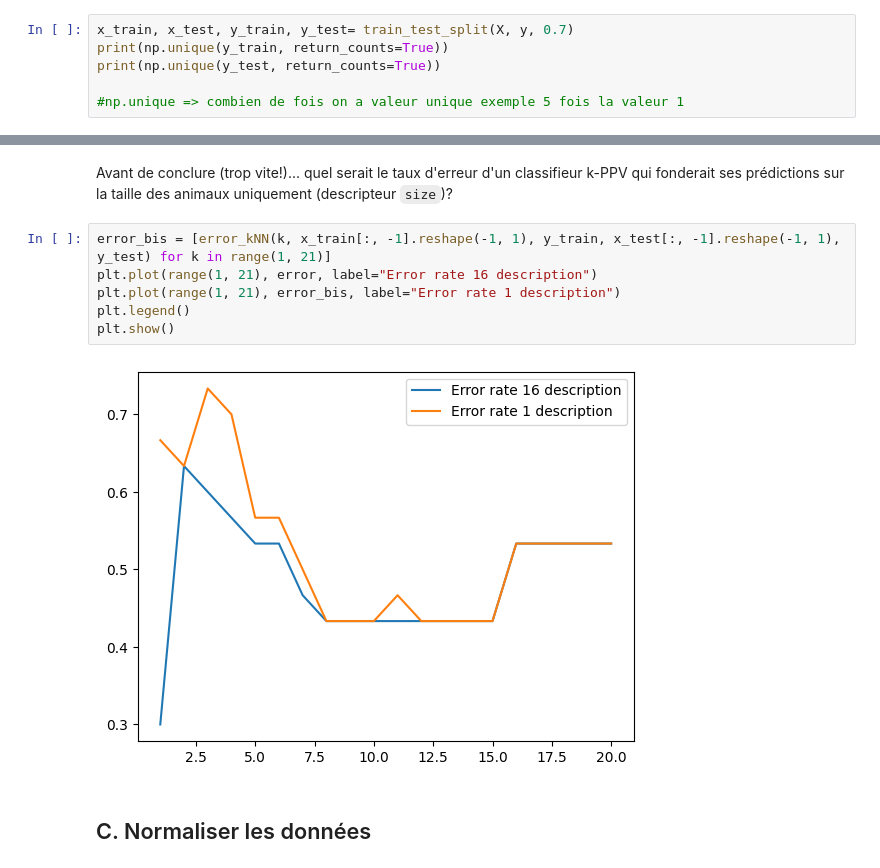
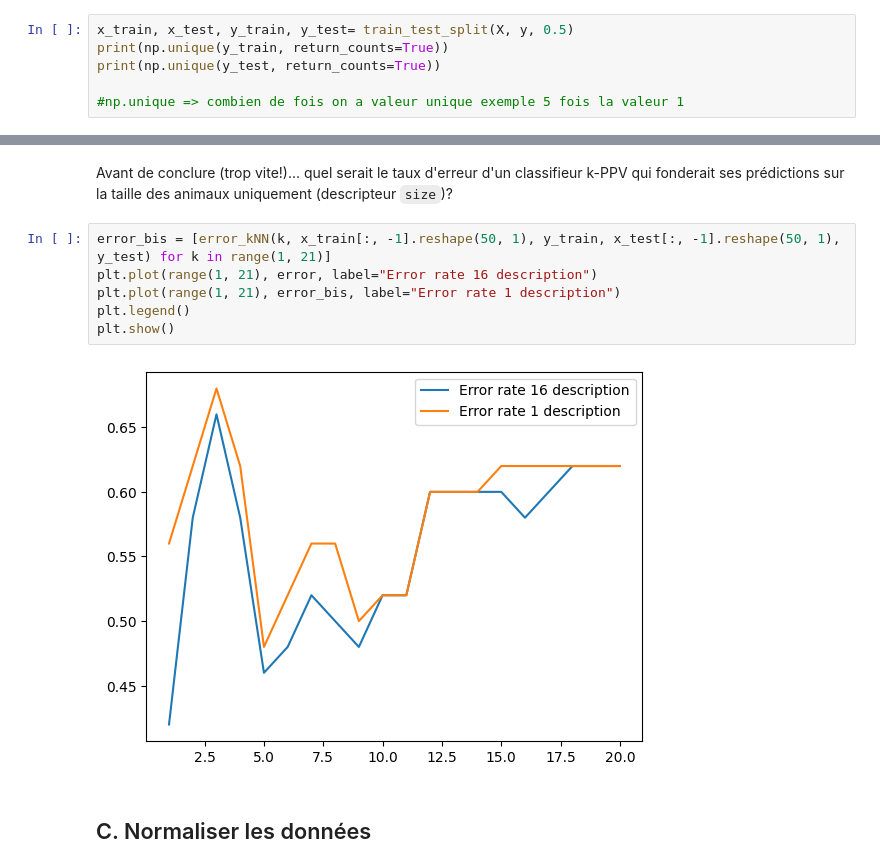
Before and after one commit to Asminouch/Semestre4_2026, a Jupyter notebook: opti/TP4 - Classer avec la méthode des k-Plus Proches Voisins-20260304/TP4_kNN.ipynb, the cells around one changed output, grey strips where cells are left out. Cells and saved outputs as stored; diff of their text form.

```diff
--- a/opti/TP4 - Classer avec la méthode des k-Plus Proches Voisins-20260304/TP4_kNN.ipynb
+++ b/opti/TP4 - Classer avec la méthode des k-Plus Proches Voisins-20260304/TP4_kNN.ipynb
@@ -121,7 +121,7 @@ Utilisez votre fonction pour découper notre dataset `X` en deux sous-ensembles
 
 Vérifiez que les déséquilibres des classes sont globalement respectés (relancez le découpage si certaines classes sont absentes dans l'un des deux sous-ensembles).
 # %%
-x_train, x_test, y_train, y_test= train_test_split(X, y, 0.7)
+x_train, x_test, y_train, y_test= train_test_split(X, y, 0.5)
 print(np.unique(y_train, return_counts=True))
 print(np.unique(y_test, return_counts=True))
 
@@ -197,13 +197,13 @@ print(error)
 # %% [markdown]
 Avant de conclure (trop vite!)... quel serait le taux d'erreur d'un classifieur k-PPV qui fonderait ses prédictions sur la taille des animaux uniquement (descripteur `size`)?
 # %%
-error_bis = [error_kNN(k, x_train[:, -1].reshape(-1, 1), y_train, x_test[:, -1].reshape(-1, 1), y_test) for k in range(1, 21)]
+error_bis = [error_kNN(k, x_train[:, -1].reshape(50, 1), y_train, x_test[:, -1].reshape(50, 1), y_test) for k in range(1, 21)]
 plt.plot(range(1, 21), error, label="Error rate 16 description")
 plt.plot(range(1, 21), error_bis, label="Error rate 1 description")
 plt.legend()
 plt.show()
 # %% [output]
-[figure, old version]
+[figure, new version]
 # %% [markdown]
 ## C. Normaliser les données
 # %% [markdown]
```
Also changed, not shown: parts of 6 cells of this notebook.
